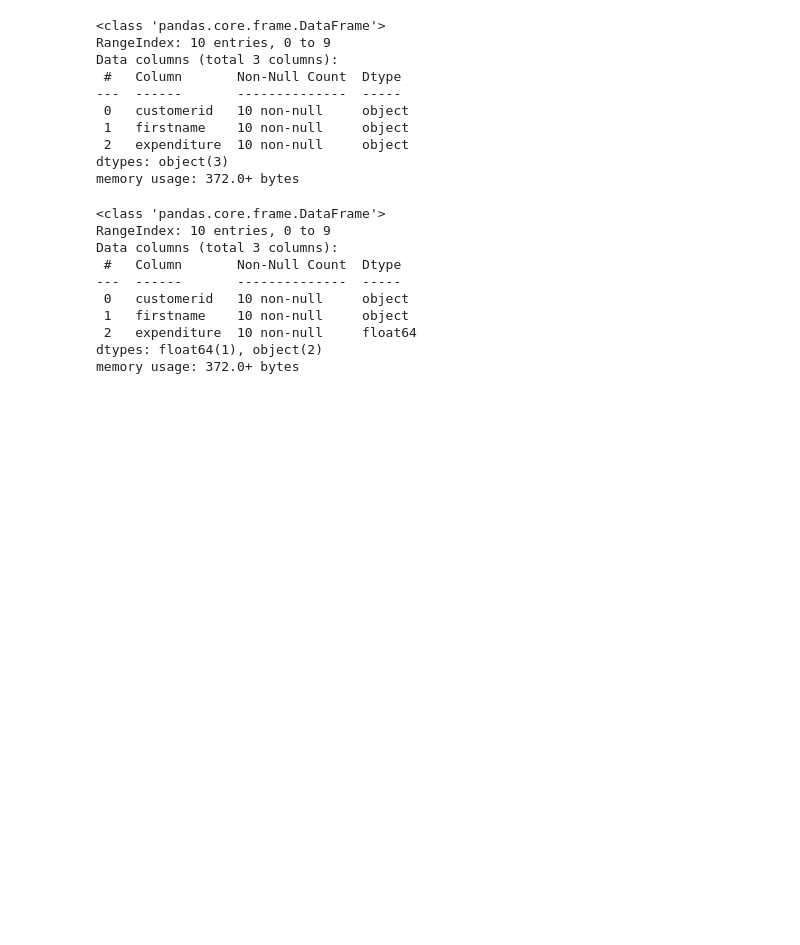
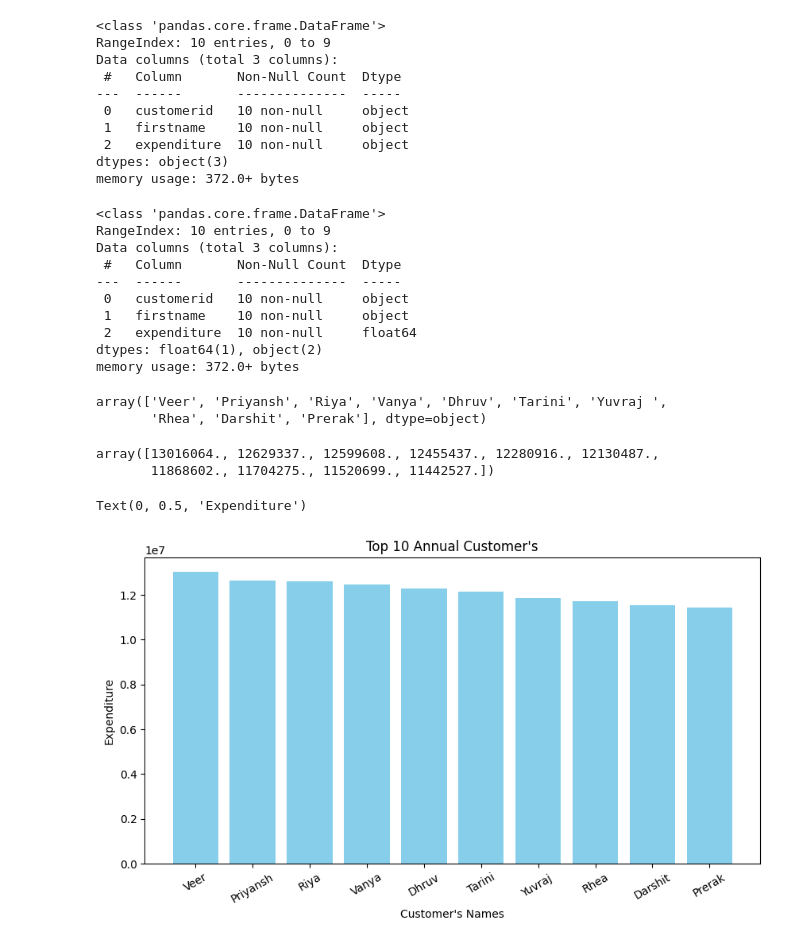
Before and after one commit to Manisha0125/Ecommerce_Analysis, a Jupyter notebook: swiftmarket.ipynb, the cells around one changed output. Cells and saved outputs as stored; diff of their text form; code cells hidden in the pictures; blank space fills up the shorter version.

```diff
--- a/swiftmarket.ipynb
+++ b/swiftmarket.ipynb
@@ -189,7 +191,30 @@ Data columns (total 3 columns):
  2   expenditure  10 non-null     float64
 dtypes: float64(1), object(2)
 memory usage: 372.0+ bytes
+# %%
+customers_names = top_annual_customers['firstname'].values
+# %%
+customers_names
+# %% [output]
+array(['Veer', 'Priyansh', 'Riya', 'Vanya', 'Dhruv', 'Tarini', 'Yuvraj ',
+       'Rhea', 'Darshit', 'Prerak'], dtype=object)
 # %%
 customer_exp = top_annual_customers['expenditure'].values
 # %%
 customer_name = top_annual_customers['firstname']. values
+# %%
+customer_exp
+# %% [output]
+array([13016064., 12629337., 12599608., 12455437., 12280916., 12130487.,
+       11868602., 11704275., 11520699., 11442527.])
+# %%
+plt.figure(figsize=(10,5))
+plt.bar(height= customer_exp, x=customers_names,color="skyblue")
+plt.title("Top 10 Annual Customer's")
+
+plt.xticks(rotation=30)
+plt.xlabel("Customer's Names")
+plt.ylabel("Expenditure")
+# %% [output]
+Text(0, 0.5, 'Expenditure')
+[figure, added]
```
Also changed, not shown: parts of 31 cells of this notebook, 1 other file.
